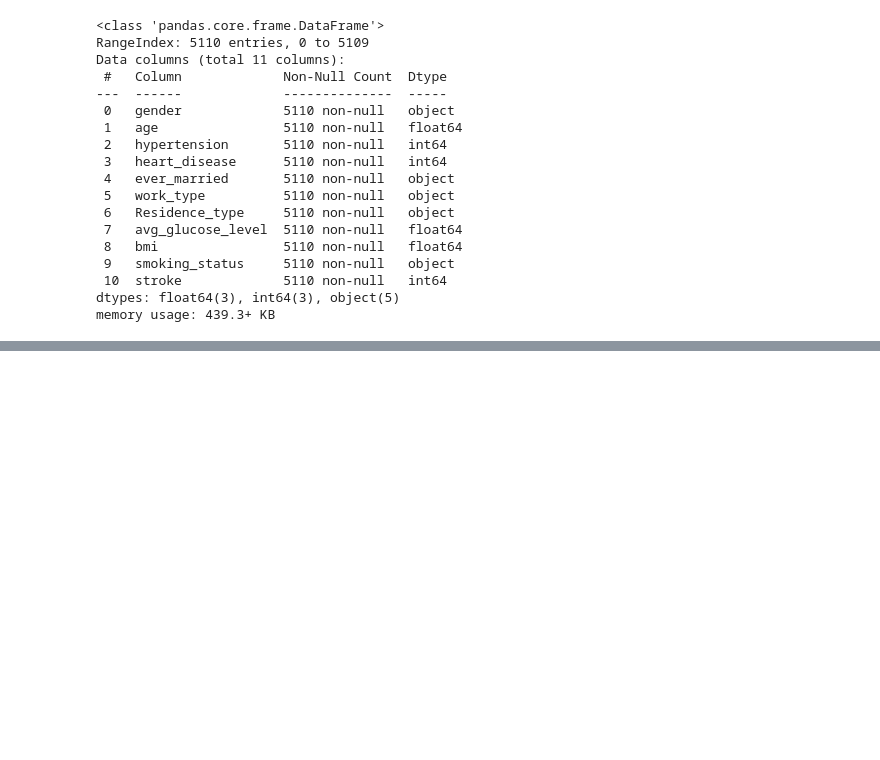
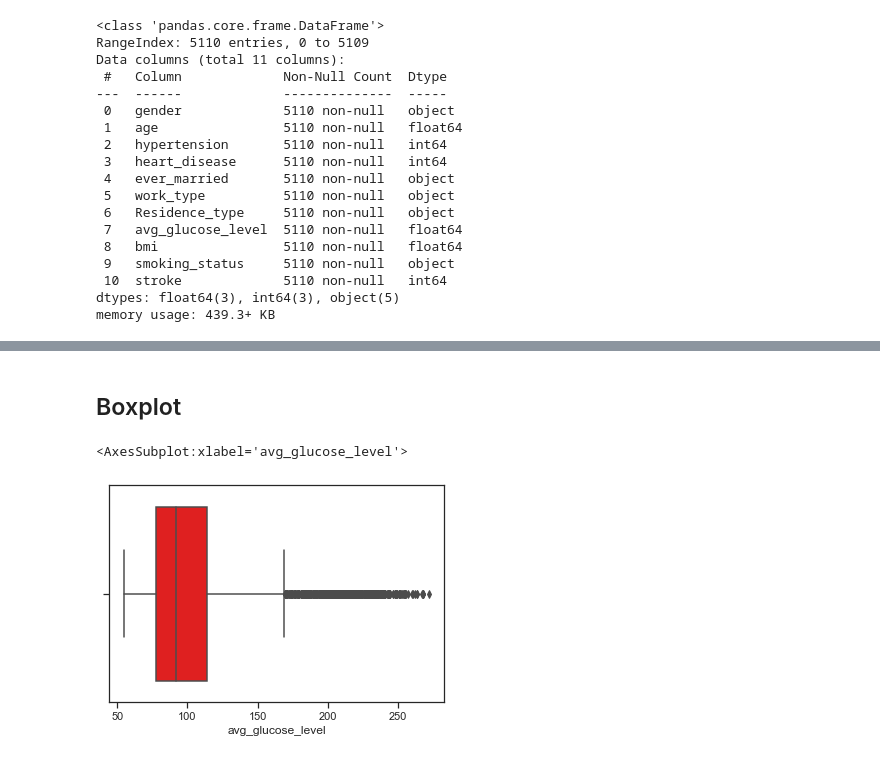
Before and after one commit to NKorzhik/Labs_AD, a Jupyter notebook: Laba2.ipynb, the cells around one changed output, grey strips where cells are left out. Drawn from its saved outputs; the diff is of its cells as text; code cells hidden in the pictures; blank space fills up the shorter version.

```diff
--- a/Laba2.ipynb
+++ b/Laba2.ipynb
@@ -77,0 +160,7 @@ sns.heatmap(df_res.corr(), annot= True,cmap= 'viridis')
+# %% [markdown]
+## Boxplot
+# %%
+sns.boxplot(x='avg_glucose_level',data=df, color='Red')
+# %% [output]
+<AxesSubplot:xlabel='avg_glucose_level'>
+[figure, added]
```
Also changed, not shown: parts of 12 cells of this notebook.
